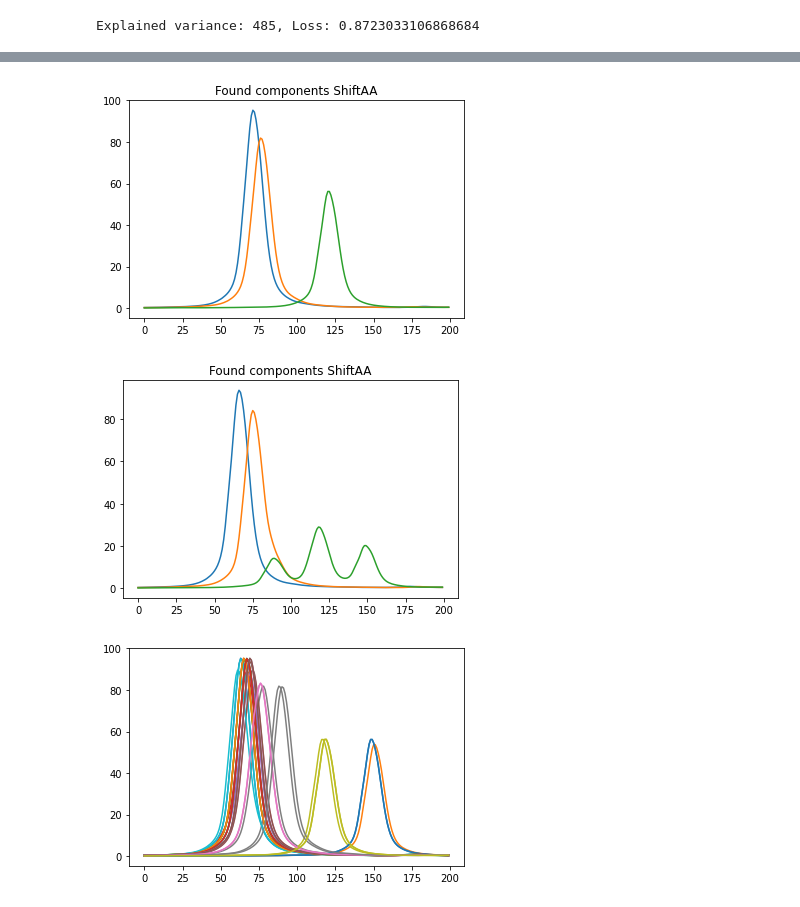
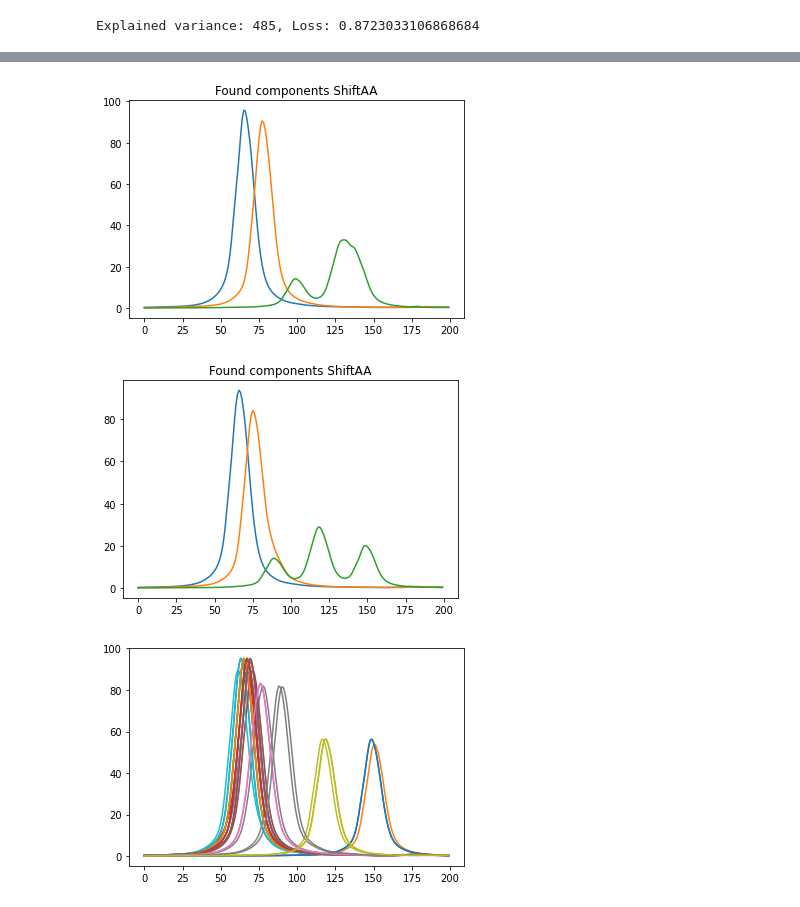
Before and after one commit to AlexanderVoldby/02466Fagprojekt2023, a Jupyter notebook: shiftAAtest.ipynb, the cells around one changed output, grey strips where cells are left out. Drawn from its saved outputs; the diff is of its cells as text; code cells hidden in the pictures.

```diff
--- a/shiftAAtest.ipynb
+++ b/shiftAAtest.ipynb
@@ -33,7 +33,8 @@ Explained variance: 485, Loss: 0.8723033106868684
 # %%
 AA = torchShiftAADisc(X, rank, lr=0.3)
 
-AA.C_tilde = reg_AA.C_tilde
+AA.C_tilde = reg_AA.C
+AA.S_tilde = reg_AA.S
 
-C, S, tau, = AA.fit(verbose=True, max_iter=200)
+C, S, tau, = AA.fit(verbose=True, max_iter=10)
 # %% [output]
@@ -65,15 +69,15 @@ recon_no_shift = np.matmul(S,A)
 # %%
 
 # for signal in CX:
 #     plt.plot(signal)
 plt.plot(CX.T[61700:61900])
 plt.title("Found components ShiftAA")
 plt.show()
 plt.plot(np.matmul(C_reg, X).T[61700:61900])
-plt.title("Found components ShiftAA")
+plt.title("Found components RegularAA")
 plt.show()
 # %% [output]
-[figure, old version]
+[figure, new version]
 [figure]
 # %%
 
```
Also changed, not shown: parts of 1 cell of this notebook, 1 other file.
